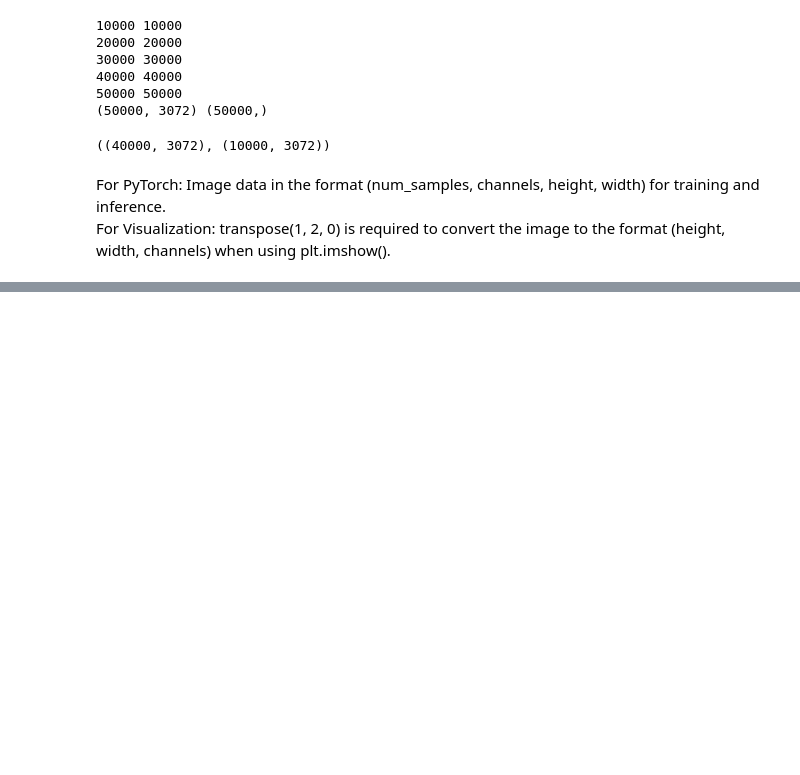
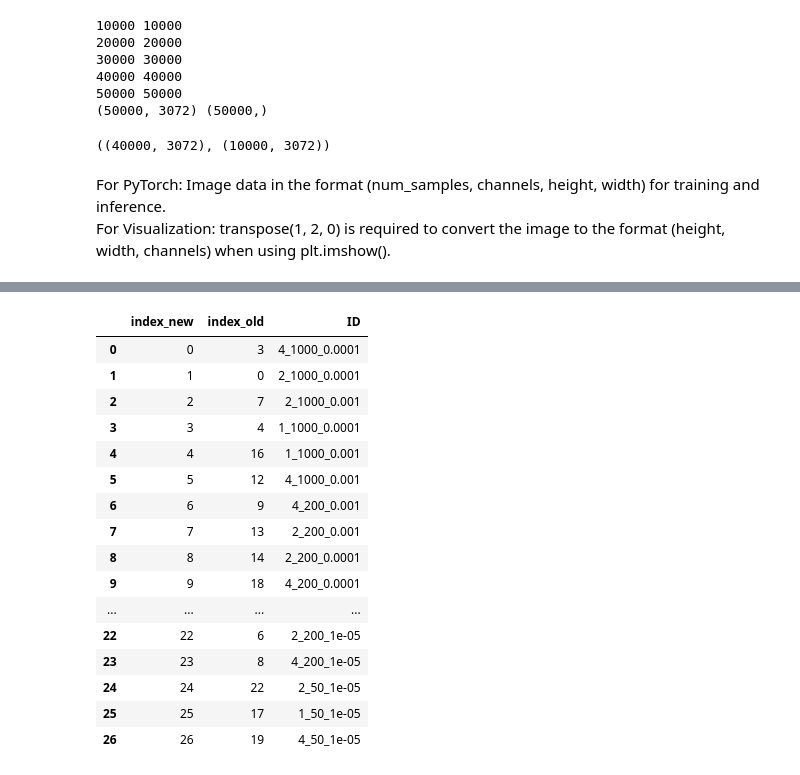
Before and after one commit to topsy-13/naiveautoml, a Jupyter notebook: python/naiveautoml/NAS/load_cifar10.ipynb, the cells around one changed output, grey strips where cells are left out. Drawn from its saved outputs; the diff is of its cells as text; code cells hidden in the pictures; blank space fills up the shorter version.

```diff
--- a/python/naiveautoml/NAS/load_cifar10.ipynb
+++ b/python/naiveautoml/NAS/load_cifar10.ipynb
@@ -229 +276,25 @@ configurations_df.sort_values(by='val_score', ascending=False)
+# %%
+# Merge both to check positions
+merged_results = pd.merge(configurations_df, previous_results, on='ID', suffixes=('_new', '_old'))
+merged_results['val_score_diff'] = merged_results['val_score_new'] - merged_results['val_score_old']
+merged_results['position_diff'] = merged_results['index_new'] - merged_results['index_old']
+display(merged_results[['index_new', 'index_old', 'ID']])
+# %% [output]
+|  | index_new | index_old | ID |
+| 0 | 0 | 3 | 4_1000_0.0001 |
+| 1 | 1 | 0 | 2_1000_0.0001 |
+| 2 | 2 | 7 | 2_1000_0.001 |
+| 3 | 3 | 4 | 1_1000_0.0001 |
+| 4 | 4 | 16 | 1_1000_0.001 |
+| 5 | 5 | 12 | 4_1000_0.001 |
+| 6 | 6 | 9 | 4_200_0.001 |
+| 7 | 7 | 13 | 2_200_0.001 |
+| 8 | 8 | 14 | 2_200_0.0001 |
+| 9 | 9 | 18 | 4_200_0.0001 |
+| ... | ... | ... | ... |
+| 22 | 22 | 6 | 2_200_1e-05 |
+| 23 | 23 | 8 | 4_200_1e-05 |
+| 24 | 24 | 22 | 2_50_1e-05 |
+| 25 | 25 | 17 | 1_50_1e-05 |
+| 26 | 26 | 19 | 4_50_1e-05 |
 # %%
```
Also changed, not shown: parts of 14 cells of this notebook, 3 other files.
